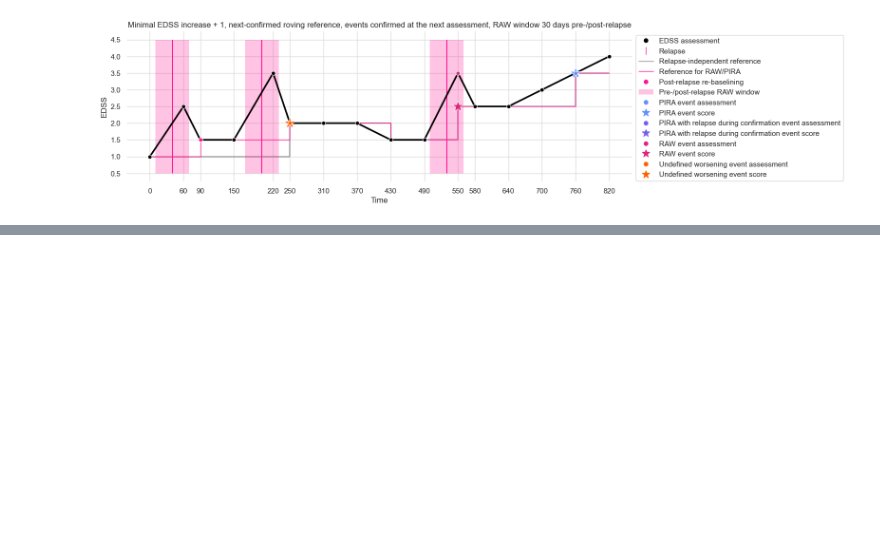
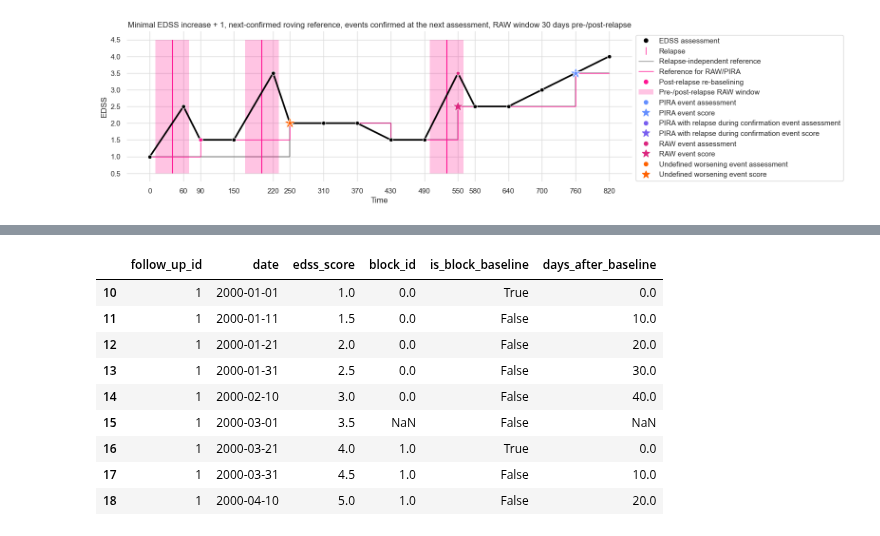
Before and after one commit to drstrupf/multiple-sclerosis-disability-progression, a Jupyter notebook: tutorial.ipynb, the cells around one changed output, grey strips where cells are left out. Cells and saved outputs as stored; diff of their text form; code cells hidden in the pictures; blank space fills up the shorter version.

```diff
--- a/tutorial.ipynb
+++ b/tutorial.ipynb
@@ -283,0 +421,24 @@ plt.show()
+# %%
+preprocessing.find_connected_blocks(
+    input_dataframe=example_data.query("follow_up_id == 1"),
+    max_days_between_timestamps=10,
+    min_days_overall=20,
+    min_n_timestamps=0,
+    date_column_name="date",
+    block_id_start=0,
+    block_id_column_name="block_id",
+    block_baseline_flag_column_name="is_block_baseline",
+    days_after_baseline_column_name="days_after_baseline",
+    tests_verbose=False,
+)
+# %% [output]
+|  | follow_up_id | date | edss_score | block_id | is_block_baseline | days_after_baseline |
+| 10 | 1 | 2000-01-01 | 1.0 | 0.0 | True | 0.0 |
+| 11 | 1 | 2000-01-11 | 1.5 | 0.0 | False | 10.0 |
+| 12 | 1 | 2000-01-21 | 2.0 | 0.0 | False | 20.0 |
+| 13 | 1 | 2000-01-31 | 2.5 | 0.0 | False | 30.0 |
+| 14 | 1 | 2000-02-10 | 3.0 | 0.0 | False | 40.0 |
+| 15 | 1 | 2000-03-01 | 3.5 | NaN | False | NaN |
+| 16 | 1 | 2000-03-21 | 4.0 | 1.0 | True | 0.0 |
+| 17 | 1 | 2000-03-31 | 4.5 | 1.0 | False | 10.0 |
+| 18 | 1 | 2000-04-10 | 5.0 | 1.0 | False | 20.0 |
```
Also changed, not shown: parts of 47 cells of this notebook, 1 other file.
